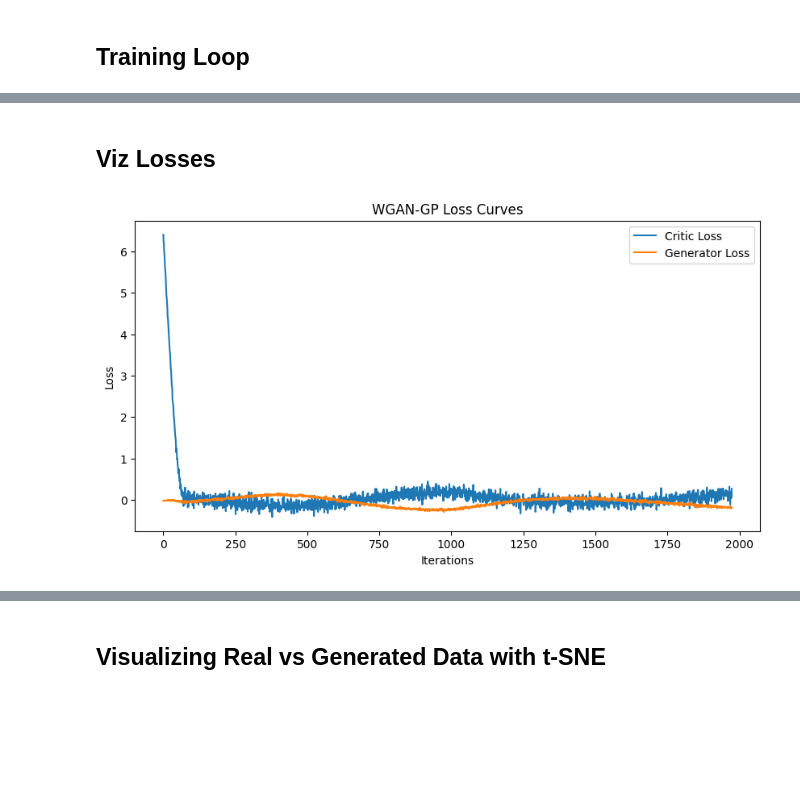
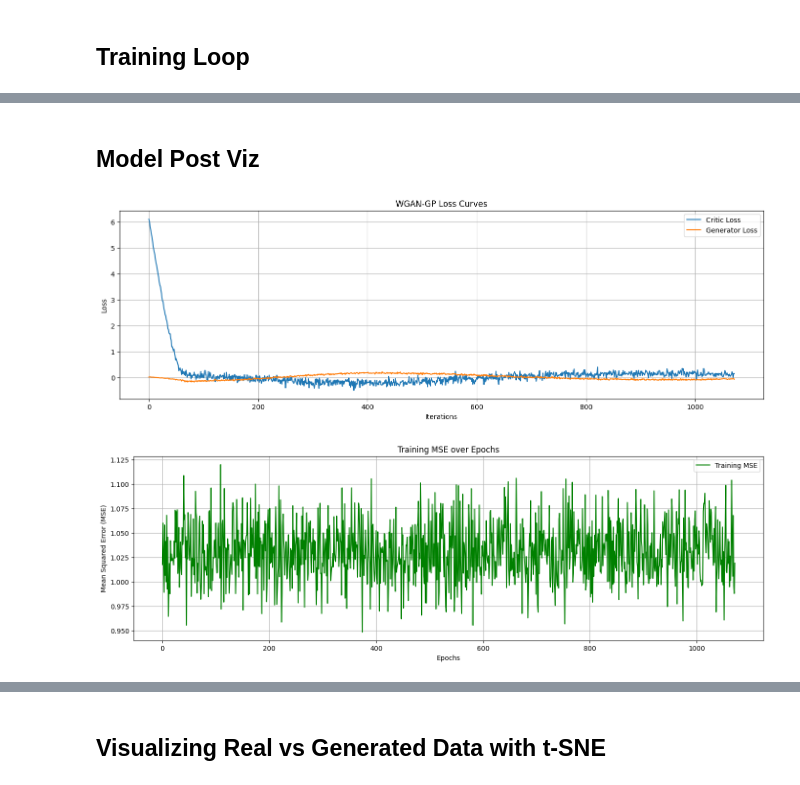
Before and after one commit to riqalter/PrediksiProfesi, a Jupyter notebook: NotebookVer2-torch-newdataset.ipynb, the cells around one changed output, grey strips where cells are left out. Cells and saved outputs as stored; diff of their text form; code cells hidden in the pictures; blank space fills up the shorter version.

Commit message:
update new tuned model and viz

```diff
--- a/NotebookVer2-torch-newdataset.ipynb
+++ b/NotebookVer2-torch-newdataset.ipynb
@@ -7,7 +7,7 @@ import warnings
 warnings.filterwarnings('ignore')
 # %%
 # Membaca dataset
-data_nilai = pd.read_csv('dataset/Data Nilai Mata Kuliah Alumni Prodi Informatika Universitas Gunadarma_Ver2 - NilaiVer2.csv')
+data_nilai = pd.read_csv('dataset/Data Nilai Mata Kuliah Alumni Prodi Informatika Universitas Gunadarma_Ver2_Update - NilaiVer2_Update.csv')
 data_profesi = pd.read_csv('dataset/Data Profil Alumni Prodi Informatika Universitas Gunadarma_Ver2 - ProfesiVer2.csv')
 # %%
 data_nilai
@@ -148,6 +158,6 @@ pivoted_grades_filled.head(10)
 # %%
 # Define the grade mapping
-grade_mapping = {'A': 4, 'B': 3, 'C': 2, 'D': 1,}
+grade_mapping = {'A': 4, 'B': 3, 'C': 2, 'D': 1}
 
 # Apply the grade mapping to all relevant columns that contain grades
 # We'll apply this mapping to all columns except 'NPM', 'IPK', 'PROFESI', and 'PEKARJAAN'
@@ -573,7 +636,7 @@ import torch.nn.functional as F
 n_samples = 1000
 
 # Generate real and fake data for evaluation
-real_data = X_train[torch.randint(0, X_train.size(0), (n_samples,))].to(device)
+real_data = X_train_data[torch.randint(0, X_train_data.size(0), (n_samples,))].to(device)
 noise = torch.randn(n_samples, input_size).to(device)
 fake_data = generator(noise)
 
@@ -734,18 +806,27 @@ early_stop_counter = 0  # Counter to track patience
 critic_losses = []
 generator_losses = []
 
+# Lists to store evaluation metrics
+mse_values = []
+wasserstein_values = []
+val_mse_values = []  # To store validation MSE for tracking performance
+
 for epoch in range(n_epochs):
     for _ in range(n_critic):
         # Train the critic
-        real_samples = X_train[torch.randint(0, X_train.size(0), (batch_size,))].to(device)
+        real_samples = train_data[torch.randint(0, train_data.size(0), (batch_size,))].to(device)
         latent_space_samples = torch.randn((batch_size, input_size)).to(device)
         fake_samples = generator(latent_space_samples).detach()
 
         critic_real = critic(real_samples)
         critic_fake = critic(fake_samples)
 
+        # Compute Wasserstein distance
+        wasserstein_distance = torch.mean(critic_real) - torch.mean(critic_fake)
+
+        # Compute gradient penalty
         gradient_penalty = compute_gradient_penalty(critic, real_samples, fake_samples)
-        loss_critic = -torch.mean(critic_real) + torch.mean(critic_fake) + lambda_gp * gradient_penalty
+        loss_critic = -wasserstein_distance + lambda_gp * gradient_penalty
 
         optimizer_C.zero_grad()
         loss_critic.backward()
@@ -764,6 +845,21 @@ for epoch in range(n_epochs):
     critic_losses.append(loss_critic.item())
     generator_losses.append(loss_generator.item())
 
+    # Compute MSE between real and fake data (training set)
+    mse = torch.mean((fake_samples - real_samples) ** 2).item()
+    mse_values.append(mse)
+
+    # Compute Wasserstein distance
+    wasserstein_values.append(wasserstein_distance.item())
+
+    # Validation step: Use validation data to calculate MSE
+    with torch.no_grad():
+        val_real_samples = val_data[torch.randint(0, val_data.size(0), (batch_size,))].to(device)
+        val_latent_space_samples = torch.randn((batch_size, input_size)).to(device)
+        val_fake_samples = generator(val_latent_space_samples)
+        val_mse = torch.mean((val_fake_samples - val_real_samples) ** 2).item()
+        val_mse_values.append(val_mse)
+
     # Check for early stopping
     if loss_generator.item() < best_loss - min_delta:
         best_loss = loss_generator.item()  # Update best loss
@@ -780,5 +876,5 @@ for epoch in range(n_epochs):
 
     # Print losses occasionally
     if epoch % 100 == 0:
-        print(f"Epoch [{epoch}/{n_epochs}] | Critic Loss: {loss_critic.item()} | Generator Loss: {loss_generator.item()}")
+        print(f"Epoch [{epoch}/{n_epochs}] | Critic Loss: {loss_critic.item()} | Generator Loss: {loss_generator.item()} | "f"Train MSE: {mse} | Val MSE: {val_mse} | Wasserstein Distance: {wasserstein_distance.item()}")
 # %% [output]
@@ -802,14 +893,26 @@ Early stopping at epoch 1973
 # %% [markdown]
-## Viz Losses
+## Model Post Viz
 # %%
 # Plot the loss curves
-plt.figure(figsize=(10,5))
+plt.figure(figsize=(17,5))
 plt.plot(critic_losses, label="Critic Loss")
 plt.plot(generator_losses, label="Generator Loss")
 plt.title("WGAN-GP Loss Curves")
 plt.xlabel("Iterations")
 plt.ylabel("Loss")
+plt.grid(True)
 plt.legend()
 plt.show()
 # %% [output]
-[figure, old version]
+[figure, new version]
+# %%
+plt.figure(figsize=(17,5))
+plt.plot( mse_values, label='Training MSE', color='green')
+plt.title('Training MSE over Epochs')
+plt.xlabel('Epochs')
+plt.ylabel('Mean Squared Error (MSE)')
+plt.grid(True)
+plt.legend()
+plt.show()
+# %% [output]
+[figure, added]
```
Also changed, not shown: parts of 35 cells of this notebook, 4 other files.
